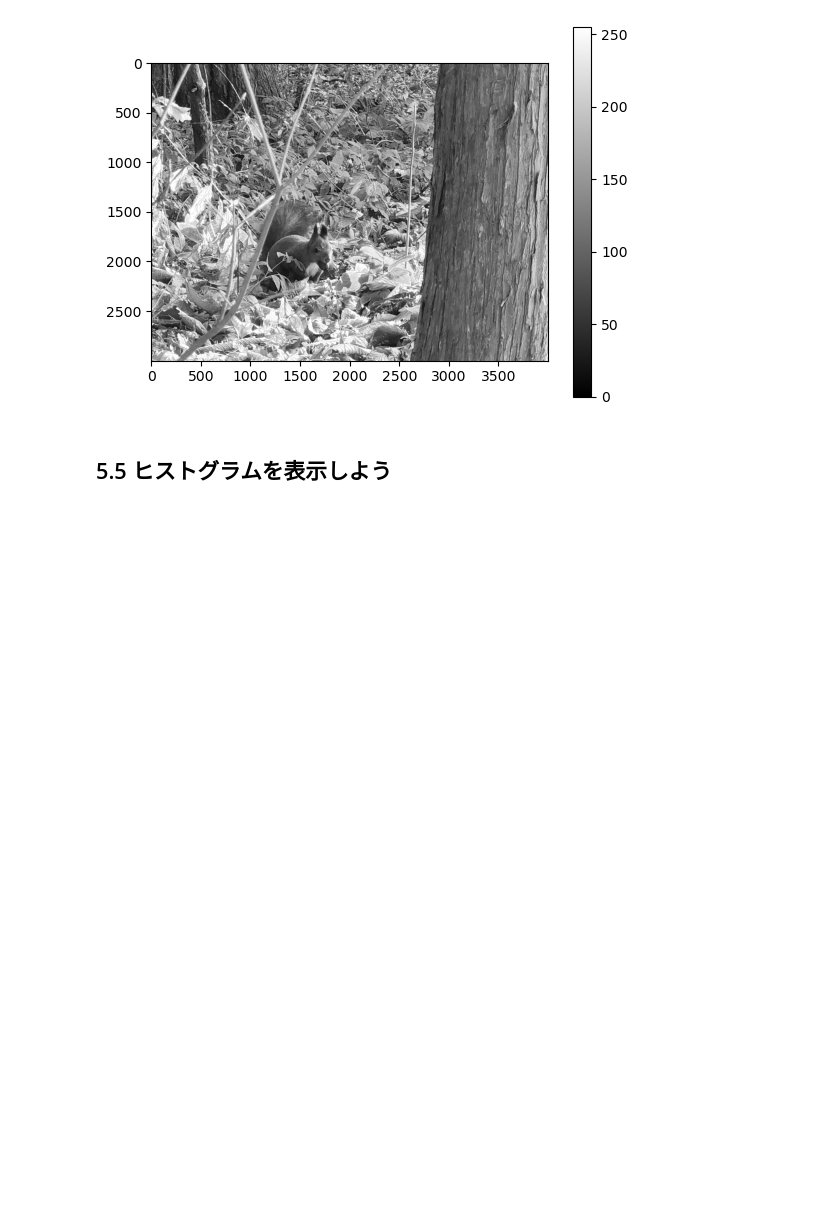
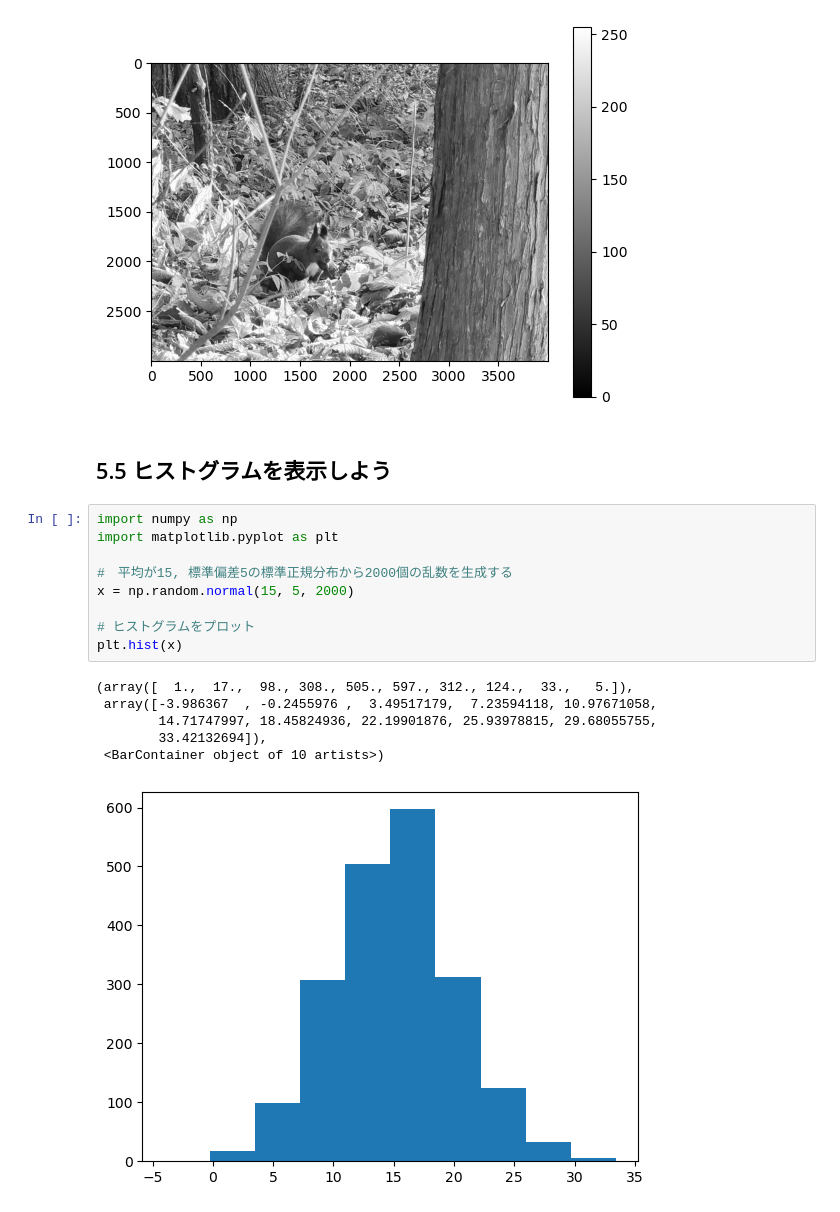
Before and after one commit to picalin/samurai_data_science, a Jupyter notebook: Matplotlibでデータを可視化しよう.ipynb, the cells around one changed output. Saved outputs shown, nothing was run; the diff lists cells and outputs as text; blank space fills up the shorter version.

Commit message:
first hist graph

```diff
--- a/Matplotlibでデータを可視化しよう.ipynb
+++ b/Matplotlibでデータを可視化しよう.ipynb
@@ -132,3 +132,19 @@ plt.colorbar()
 [figure]
 # %% [markdown]
 ## 5.5 ヒストグラムを表示しよう
+# %%
+import numpy as np
+import matplotlib.pyplot as plt
+
+#　平均が15, 標準偏差5の標準正規分布から2000個の乱数を生成する
+x = np.random.normal(15, 5, 2000)
+
+# ヒストグラムをプロット
+plt.hist(x)
+# %% [output]
+(array([  1.,  17.,  98., 308., 505., 597., 312., 124.,  33.,   5.]),
+ array([-3.986367  , -0.2455976 ,  3.49517179,  7.23594118, 10.97671058,
+        14.71747997, 18.45824936, 22.19901876, 25.93978815, 29.68055755,
+        33.42132694]),
+ <BarContainer object of 10 artists>)
+[figure, added]
```
